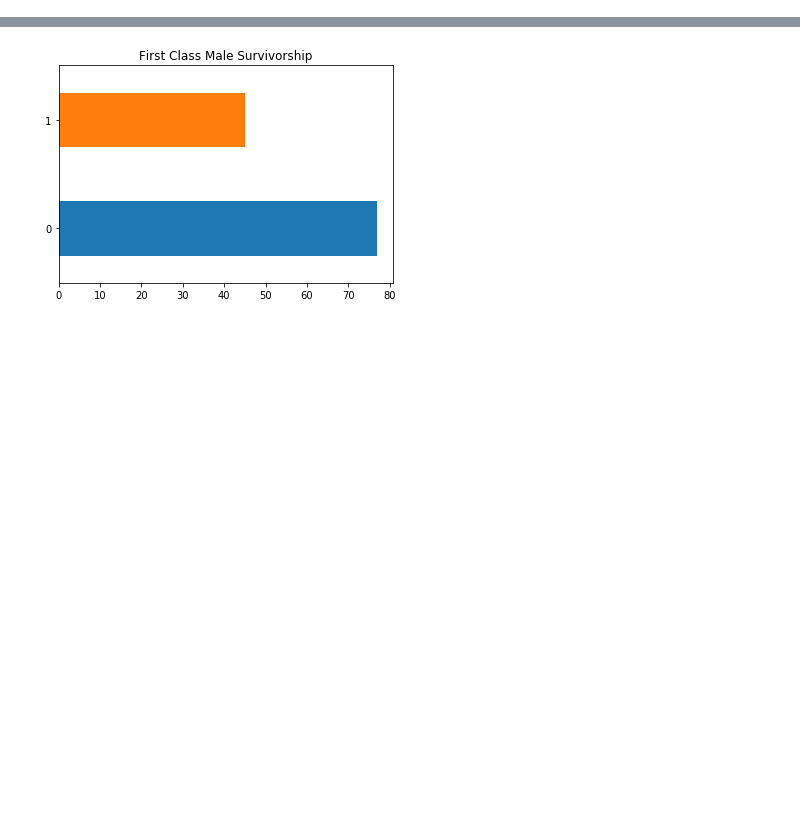
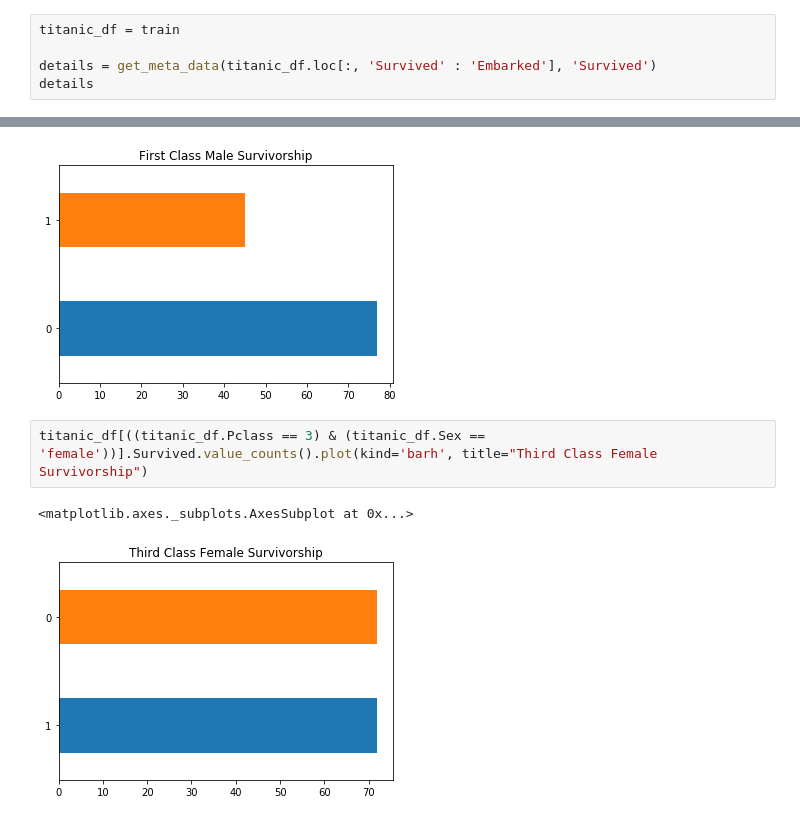
Before and after one commit to chipk215/Titanic, a Jupyter notebook: titanic_data_explore.ipynb, the cells around one changed output, grey strips where cells are left out. Cells and saved outputs as stored; diff of their text form; blank space fills up the shorter version.

Commit message:
Gender, Age, Title, Optimize Hyper-Parameters

```diff
--- a/titanic_data_explore.ipynb
+++ b/titanic_data_explore.ipynb
@@ -442,3 +442,8 @@ titanic_df[titanic_df.Fare == 0]
 | 806 | 807 | 0 | 1 | Andrews, Mr. Thomas Jr | male | 39.0 | 0 | 0 | 112050 | 0.0 | ... |
 | 815 | 816 | 0 | 1 | Fry, Mr. Richard | male | NaN | 0 | 0 | 112058 | 0.0 | ... |
 | 822 | 823 | 0 | 1 | Reuchlin, Jonkheer. John George | male | 38.0 | 0 | 0 | 19972 | 0.0 | ... |
+# %%
+titanic_df = train
+
+details = get_meta_data(titanic_df.loc[:, 'Survived' : 'Embarked'], 'Survived')
+details
@@ -496,3 +523,8 @@ titanic_df[((titanic_df.Pclass == 1) & (titanic_df.Sex == 'male'))].Survived.val
 # %% [output]
 <matplotlib.axes._subplots.AxesSubplot at 0x...>
 [figure]
+# %%
+titanic_df[((titanic_df.Pclass == 3) & (titanic_df.Sex == 'female'))].Survived.value_counts().plot(kind='barh', title="Third Class Female Survivorship")
+# %% [output]
+<matplotlib.axes._subplots.AxesSubplot at 0x...>
+[figure, added]
```
Also changed, not shown: parts of 2 cells of this notebook, 8 other files.
